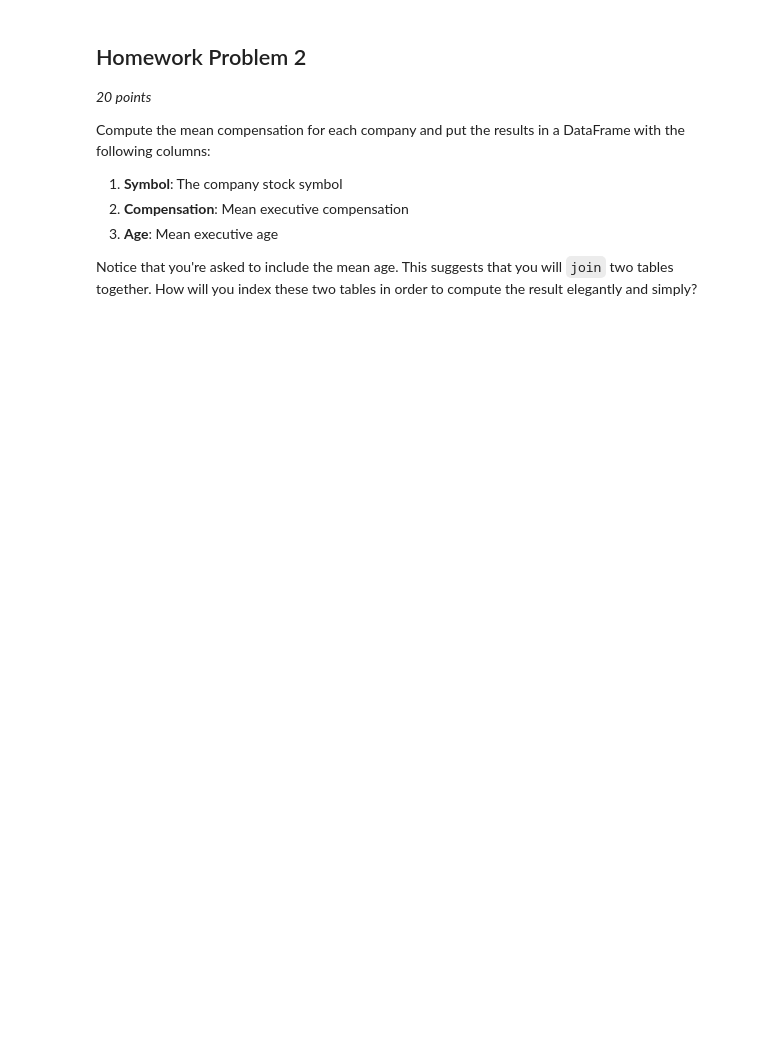
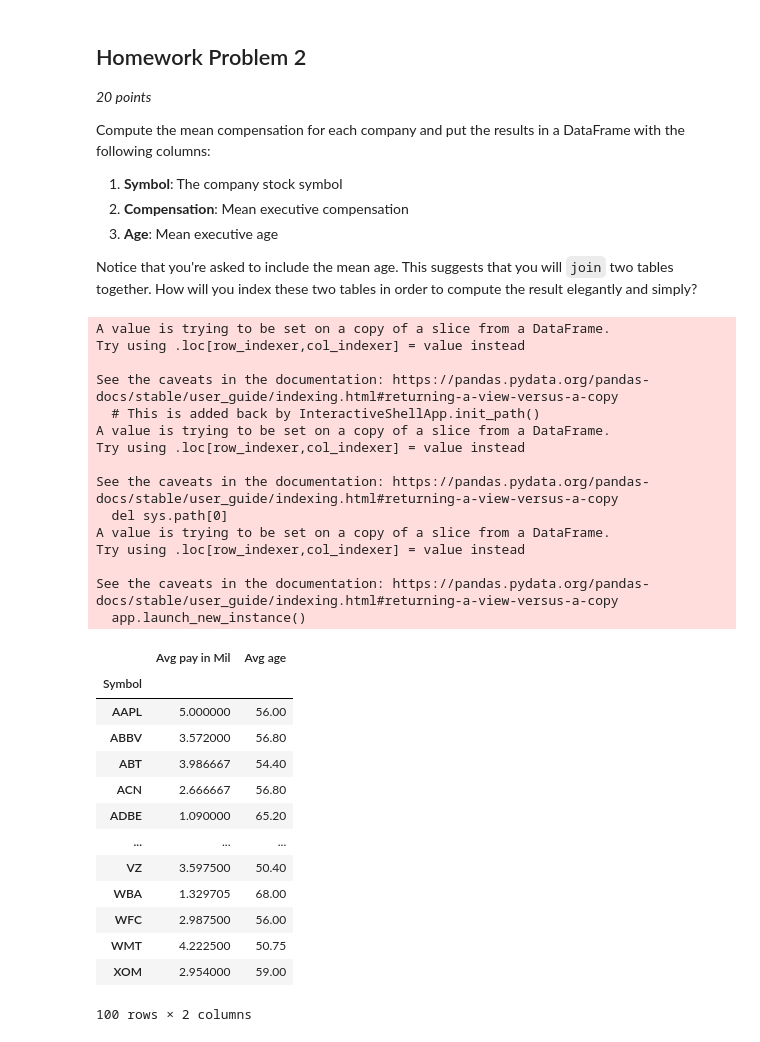
Before and after one commit to adomakor412/DataEngineering, a Jupyter notebook: WebBrowserPlatform-StaticHTMLWebScraping/Lab-5-scraping.ipynb, the cells around one changed output. Drawn from its saved outputs; the diff is of its cells as text; code cells hidden in the pictures; blank space fills up the shorter version.

```diff
--- a/WebBrowserPlatform-StaticHTMLWebScraping/Lab-5-scraping.ipynb
+++ b/WebBrowserPlatform-StaticHTMLWebScraping/Lab-5-scraping.ipynb
@@ -336,0 +420,63 @@ company_compensation_table
+# %%
+# # Homework problem 2
+# company_compansation_table = None
+
+# # Your code here
+
+# company_compensation_table
+
+df1 = df
+df1['Age'] = df1.Age.replace(r'N/A', np.nan, regex=True)
+df1 = df1.dropna(subset=['Age'])
+df1['Age'] = pd.to_numeric(df1['Age'])
+
+df1['Pay'] = df1.Pay.replace(r'N/A', np.nan, regex=True)
+df1['Pay'] = df1.Pay.replace(r'[kM]+$', '', regex=True).astype(float) * \
+df1.Pay.str.extract(r'[\d\.]+([kM]+)', expand=False).fillna(1).replace \
+(['k','M'], [10**-3, 1]).astype(float)
+
+
+# return and print df
+# df1['Pay'] = df1['Pay'].fillna(df['Pay'].mean())
+
+
+# df1 = df.drop(columns=['Name','Title'])
+
+dfPay = pd.DataFrame(df1.groupby('Symbol')['Pay'].mean())
+
+dfAge = pd.DataFrame(df1.groupby('Symbol')['Age'].mean())
+
+df2 = dfPay.join(dfAge)
+df2.reset_index('Symbol')
+df2.columns=(['Avg pay in Mil','Avg age'])
+df2
+# %% [output]
+A value is trying to be set on a copy of a slice from a DataFrame.
+Try using .loc[row_indexer,col_indexer] = value instead
+
+See the caveats in the documentation: https://pandas.pydata.org/pandas-docs/stable/user_guide/indexing.html#returning-a-view-versus-a-copy
+  # This is added back by InteractiveShellApp.init_path()
+A value is trying to be set on a copy of a slice from a DataFrame.
+Try using .loc[row_indexer,col_indexer] = value instead
+
+See the caveats in the documentation: https://pandas.pydata.org/pandas-docs/stable/user_guide/indexing.html#returning-a-view-versus-a-copy
+  del sys.path[0]
+A value is trying to be set on a copy of a slice from a DataFrame.
+Try using .loc[row_indexer,col_indexer] = value instead
+
+See the caveats in the documentation: https://pandas.pydata.org/pandas-docs/stable/user_guide/indexing.html#returning-a-view-versus-a-copy
+  app.launch_new_instance()
+|  | Avg pay in Mil | Avg age |
+| Symbol |  |  |
+| AAPL | 5.000000 | 56.00 |
+| ABBV | 3.572000 | 56.80 |
+| ABT | 3.986667 | 54.40 |
+| ACN | 2.666667 | 56.80 |
+| ADBE | 1.090000 | 65.20 |
+| ... | ... | ... |
+| VZ | 3.597500 | 50.40 |
+| WBA | 1.329705 | 68.00 |
+| WFC | 2.987500 | 56.00 |
+| WMT | 4.222500 | 50.75 |
+| XOM | 2.954000 | 59.00 |
+100 rows × 2 columns
```
Also changed, not shown: parts of 5 cells of this notebook, 5 other files.
